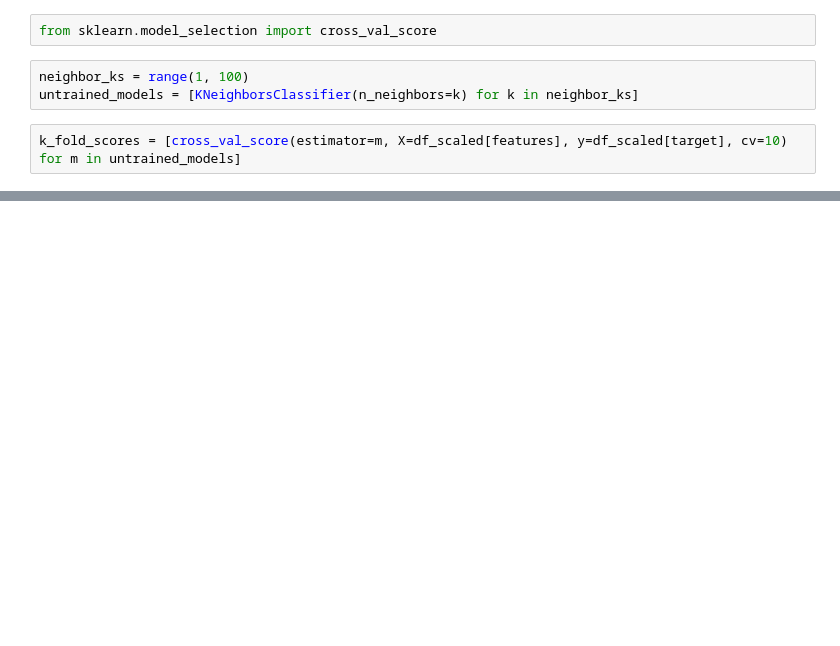
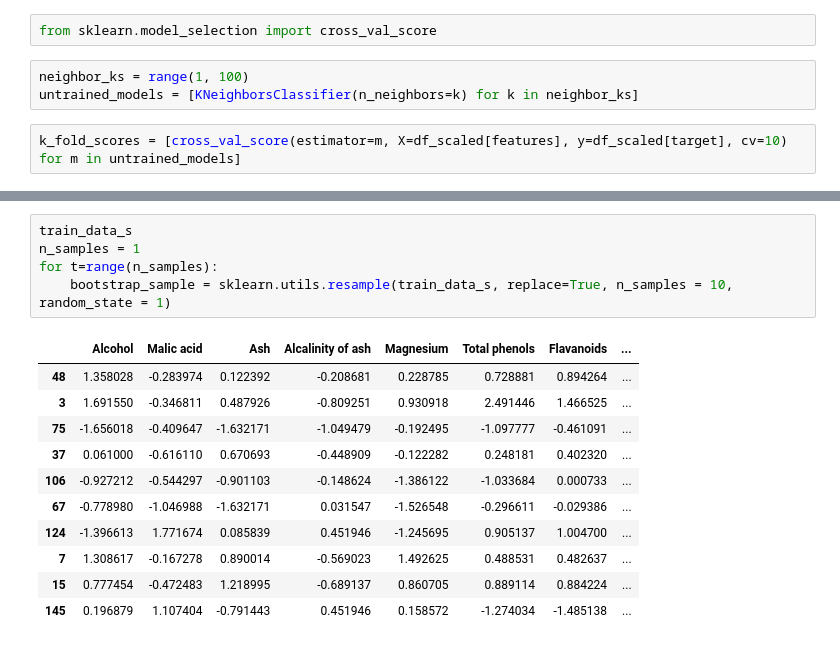
Before and after one commit to olethrosdc/ml-society-science, a Jupyter notebook: src/decision-problems/KNN.ipynb, the cells around one changed output, grey strips where cells are left out. Drawn from its saved outputs; the diff is of its cells as text; blank space fills up the shorter version.

```diff
--- a/src/decision-problems/KNN.ipynb
+++ b/src/decision-problems/KNN.ipynb
@@ -97 +103,18 @@ plt.errorbar(neighbor_ks, [s.mean() for s in k_fold_scores], yerr=[s.std() for s
 [figure]
+# %%
+train_data_s
+n_samples = 1
+for t=range(n_samples):
+    bootstrap_sample = sklearn.utils.resample(train_data_s, replace=True, n_samples = 10, random_state = 1)
+# %% [output]
+|  | Alcohol | Malic acid | Ash | Alcalinity of ash | Magnesium | Total phenols | Flavanoids | ... |
+| 48 | 1.358028 | -0.283974 | 0.122392 | -0.208681 | 0.228785 | 0.728881 | 0.894264 | ... |
+| 3 | 1.691550 | -0.346811 | 0.487926 | -0.809251 | 0.930918 | 2.491446 | 1.466525 | ... |
+| 75 | -1.656018 | -0.409647 | -1.632171 | -1.049479 | -0.192495 | -1.097777 | -0.461091 | ... |
+| 37 | 0.061000 | -0.616110 | 0.670693 | -0.448909 | -0.122282 | 0.248181 | 0.402320 | ... |
+| 106 | -0.927212 | -0.544297 | -0.901103 | -0.148624 | -1.386122 | -1.033684 | 0.000733 | ... |
+| 67 | -0.778980 | -1.046988 | -1.632171 | 0.031547 | -1.526548 | -0.296611 | -0.029386 | ... |
+| 124 | -1.396613 | 1.771674 | 0.085839 | 0.451946 | -1.245695 | 0.905137 | 1.004700 | ... |
+| 7 | 1.308617 | -0.167278 | 0.890014 | -0.569023 | 1.492625 | 0.488531 | 0.482637 | ... |
+| 15 | 0.777454 | -0.472483 | 1.218995 | -0.689137 | 0.860705 | 0.889114 | 0.884224 | ... |
+| 145 | 0.196879 | 1.107404 | -0.791443 | 0.451946 | 0.158572 | -1.274034 | -1.485138 | ... |
```
Also changed, not shown: parts of 8 cells of this notebook, 4 other files.
